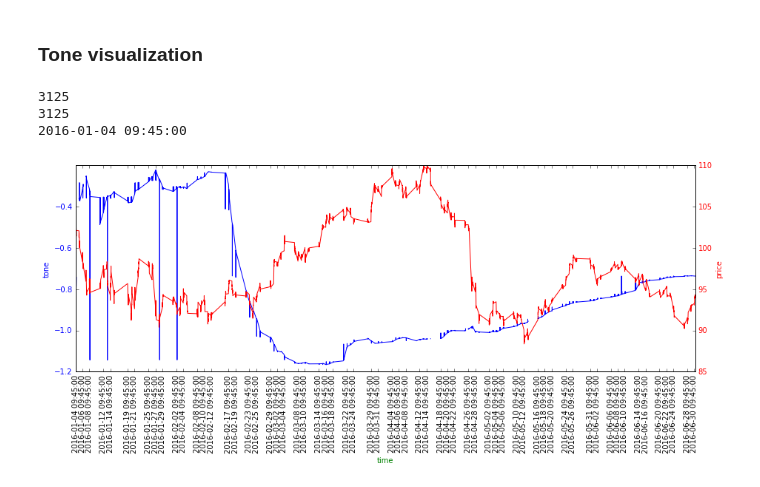
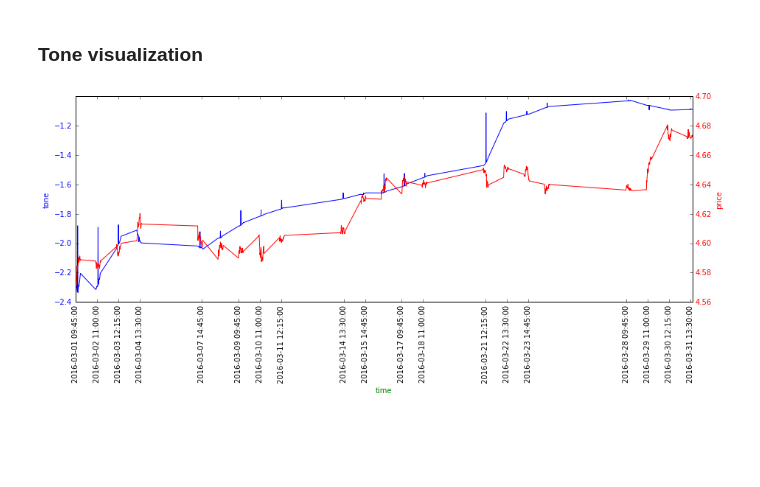
Before and after one commit to ostapkharysh/Stock-return-predictability, a Jupyter notebook: Stock_data_analysis.ipynb, the cells around one changed output. Drawn from its saved outputs; the diff is of its cells as text; code cells hidden in the pictures; blank space fills up the shorter version.

```diff
--- a/Stock_data_analysis.ipynb
+++ b/Stock_data_analysis.ipynb
@@ -140,7 +140,7 @@ conn = sqlite3.connect("////media/ostapkharysh/SP_PHD_U3/database/NO_title.db")
 c = conn.cursor()
 
 
-sql = '''SELECT DATE, TONE, DOCUMENTIDENTIFIER FROM news where date > 20160101000000 and date < 20160701000000'''
+sql = '''SELECT DATE, TONE, DOCUMENTIDENTIFIER FROM news where date > 20160301000000 and date < 20160401000000'''
 unf_TONE = pd.DataFrame({"date": [], "tone": []})
 res = c.execute(sql)
 for el in res:
@@ -216,8 +216,8 @@ intraday.head()
 import numpy as np
 df_tone = TONE_15_M
 
-start = datetime.datetime.strptime("2016-01-04 09:00:00", '%Y-%m-%d %H:%M:%S')
-finish = datetime.datetime.strptime("2016-06-30 18:00:00", '%Y-%m-%d %H:%M:%S')
+start = datetime.datetime.strptime("2016-03-01 09:00:00", '%Y-%m-%d %H:%M:%S')
+finish = datetime.datetime.strptime("2016-03-31 18:00:00", '%Y-%m-%d %H:%M:%S')
 
 step = datetime.timedelta(minutes=15)
 t = start
@@ -250,40 +250,35 @@ for x in lack_intraday:
     #day = day.append({'date': x, 'price': np.nan}, ignore_index=True)
     df_tone = df_tone[df_tone['date'] != x]
     time.remove(x)
-print(len(df_tone))
-print(len(day))
 
 df_tone = df_tone.sort_values(by=['date'])
 day = day.sort_values(by=['date'])
 
 
 # Converting date to pandas datetime format
 df_tone['date'] = pd.to_datetime(df_tone['date'])
 df_tone['date'] = df_tone["date"].apply(mdates.date2num)
 
 day["date"] = pd.to_datetime(day["date"])
 day["date"] = day["date"].apply(mdates.date2num)
 
 
 f1, ax1 = plt.subplots(figsize = (15,5))
 ax1.xaxis.set_major_formatter(mdates.DateFormatter('%Y-%m-%d %H-%M-%S'))
+#ax1.axhline(0, color='black', lw=1)
 
 ax1.set_ylabel('tone', color='blue')
 ax1.plot(time, df_tone['tone'], color = 'blue')
 ax1.tick_params(axis='y', labelcolor='blue')
-time_labels = [str(t) for t in time if time.index(t) % 50 ==0]
+time_labels = [str(t) for t in time if time.index(t) % 30 ==0]
 ax1.set_xlabel('time', color='green')
 ax1.xaxis.set_ticks(time_labels)
 ax1.set_xticklabels(time_labels, rotation='vertical', fontdict=None, minor=False)
-print(time[0])
 
 
 ax2 = ax1.twinx()
 ax2.set_ylabel('price', color='red')
-ax2.plot(time, day['price'], color='red')
+ax2.plot(time, np.log(day['price']), color='red')
 ax2.tick_params(axis='y', labelcolor='red')
 # %% [output]
-3125
-3125
-2016-01-04 09:45:00
-[figure, old version]
+[figure, new version]
```
Also changed, not shown: parts of 20 cells of this notebook, 1 other file.
